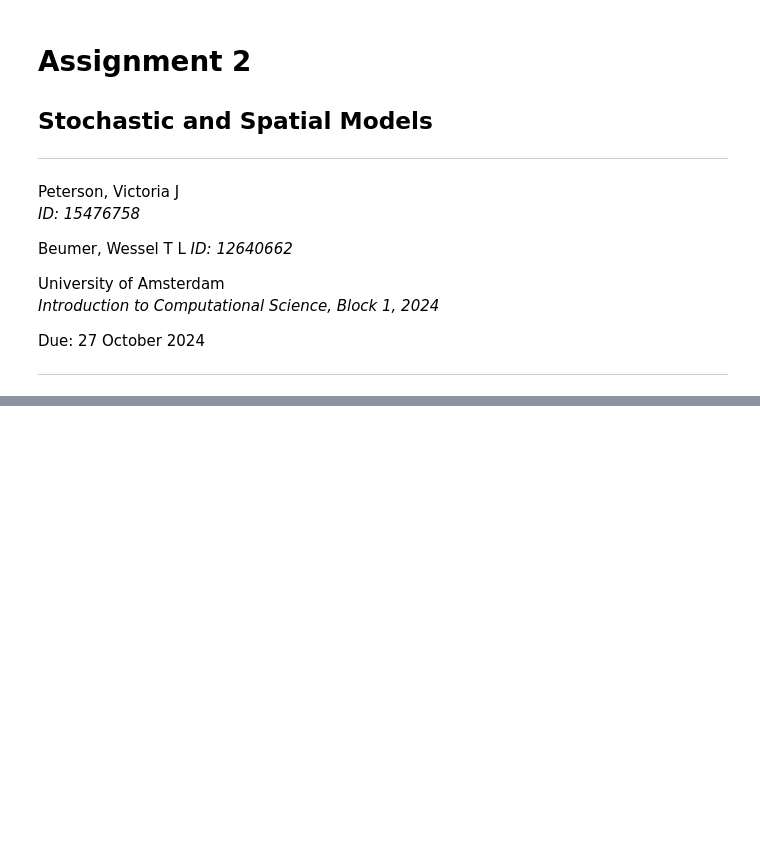
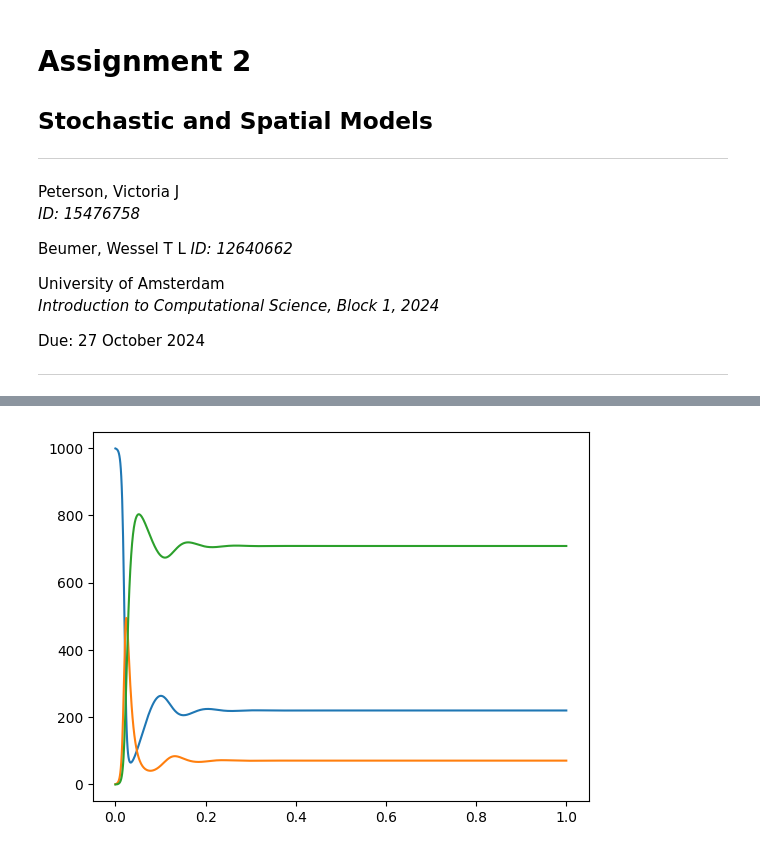
Before and after one commit to VictorianHues/Stochastic-SpatialModels_Assignment2, a Jupyter notebook: Peterson_15476758_Beumer_12640662_assignment2.ipynb, the cells around one changed output, grey strips where cells are left out. Cells and saved outputs as stored; diff of their text form; code cells hidden in the pictures; blank space fills up the shorter version.

```diff
--- a/Peterson_15476758_Beumer_12640662_assignment2.ipynb
+++ b/Peterson_15476758_Beumer_12640662_assignment2.ipynb
@@ -181,0 +227,8 @@ plt.show()
+# %%
+plt.figure()
+plt.plot(deterministicModel.results.time, deterministicModel.results.S_List, label='S')
+plt.plot(deterministicModel.results.time, deterministicModel.results.I_List, label='I')
+plt.plot(deterministicModel.results.time, deterministicModel.results.R_List, label='R')
+plt.show()
+# %% [output]
+[figure, added]
```
Also changed, not shown: parts of 4 cells of this notebook.
